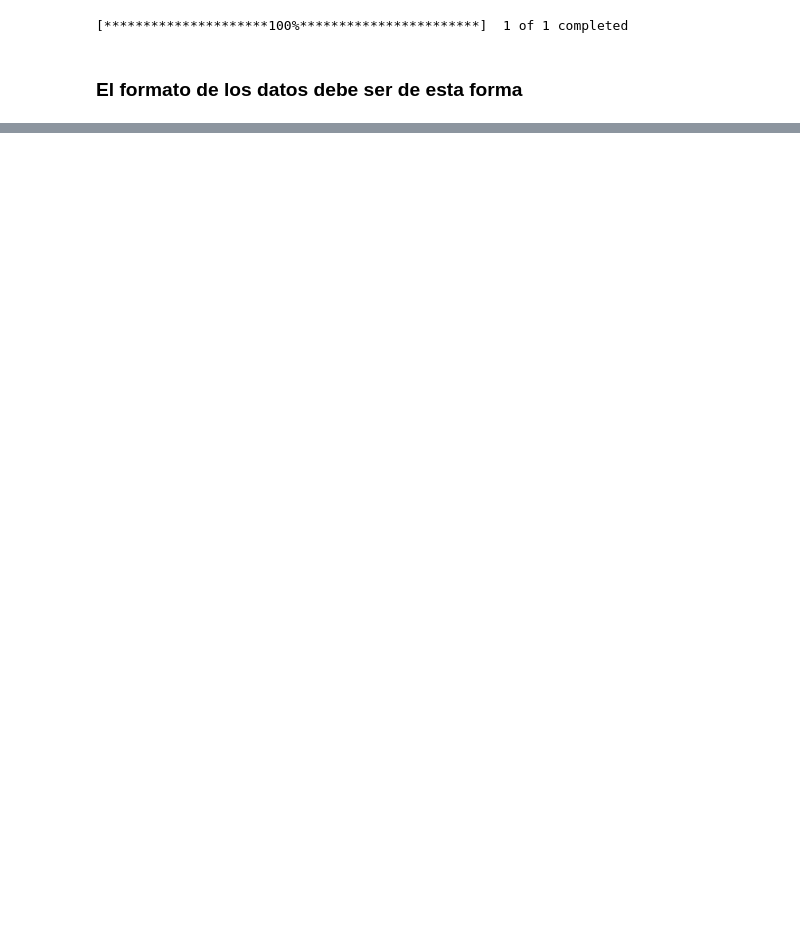
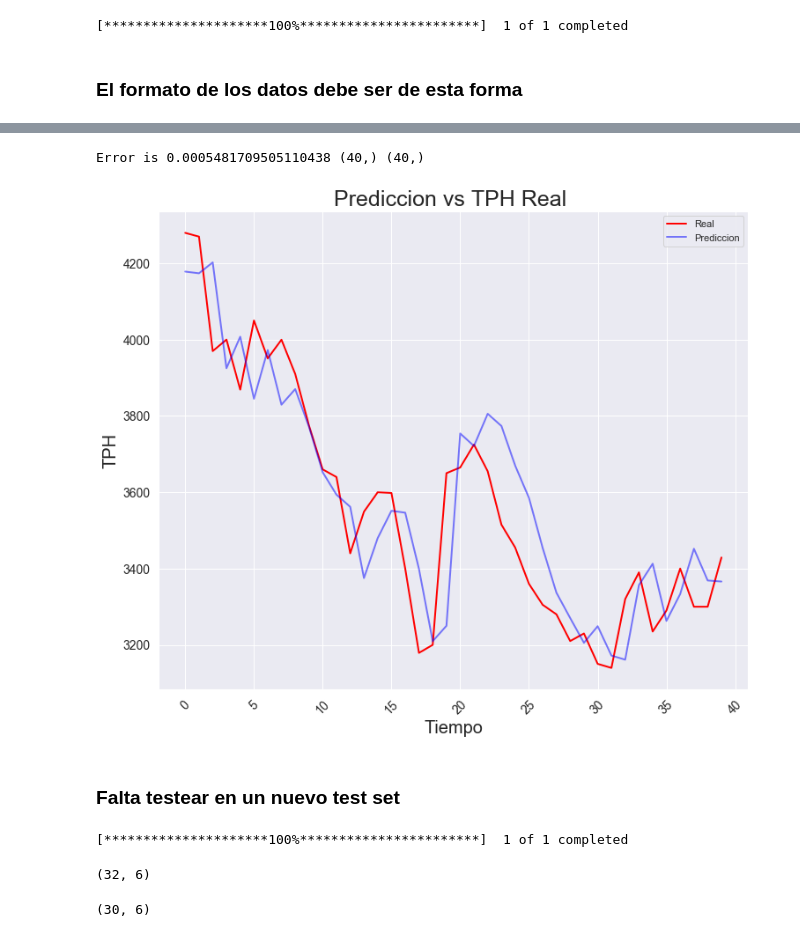
Before and after one commit to gafarina/Proyecto, a Jupyter notebook: Datos.ipynb, the cells around one changed output, grey strips where cells are left out. Cells and saved outputs as stored; diff of their text form; code cells hidden in the pictures; blank space fills up the shorter version.

```diff
--- a/Datos.ipynb
+++ b/Datos.ipynb
@@ -60,0 +61,3 @@ data
+# %%
+# Base,Batch_size,epochs,lr,time_steps,MinMaxscaler
+lstm = LSTMClass(DatosFalabella,20,50,0.001,10,MinMaxScaler())
@@ -60,0 +66,3 @@ data
+# %%
+m_train,m_test = lstm.Train_Test(['Open','High','Low','Close','Volume','Adj Close'],
+                                 0.99,True)
@@ -60,0 +73,2 @@ data
+# %%
+x_t,y_t,x_val,y_val = lstm.SplitTrainValTest(m_train,m_test,5)
@@ -60,0 +78,3 @@ data
+# %%
+modelo = lstm.TrainModel(x_t,y_t,x_val,y_val,
+                        100,0.3,'C:/Users/gasto/OneDrive/Trabajo2/lstm_model.h5')
@@ -60,0 +100,7 @@ data
+# %%
+Pred = lstm.Prediction(modelo,x_val,y_val)
+# %% [output]
+Error is 0.0005481709505110438 (40,) (40,)
+[figure, added]
+# %% [markdown]
+### Falta testear en un nuevo test set
@@ -60,0 +109,8 @@ data
+# %%
+DatosFalabellaNuevo = Datos.GetDataFromYahoo('FALABELLA.SN','2019-11-28','2020-01-15','1d')
+# %% [output]
+[*********************100%***********************]  1 of 1 completed
+# %%
+DatosFalabellaNuevo.shape
+# %% [output]
+(32, 6)
@@ -60,0 +119,4 @@ data
+# %%
+DatosFalabellaNuevo.shape
+# %% [output]
+(30, 6)
```
Also changed, not shown: parts of 22 cells of this notebook, 1 other file.
